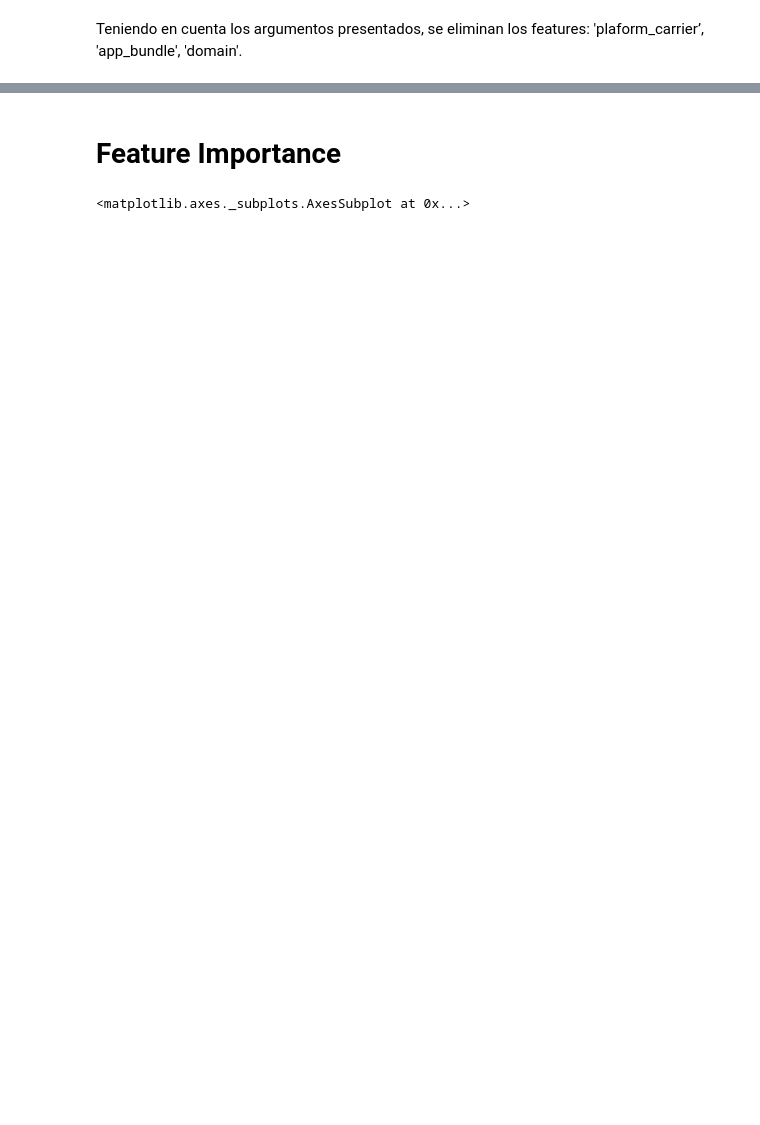
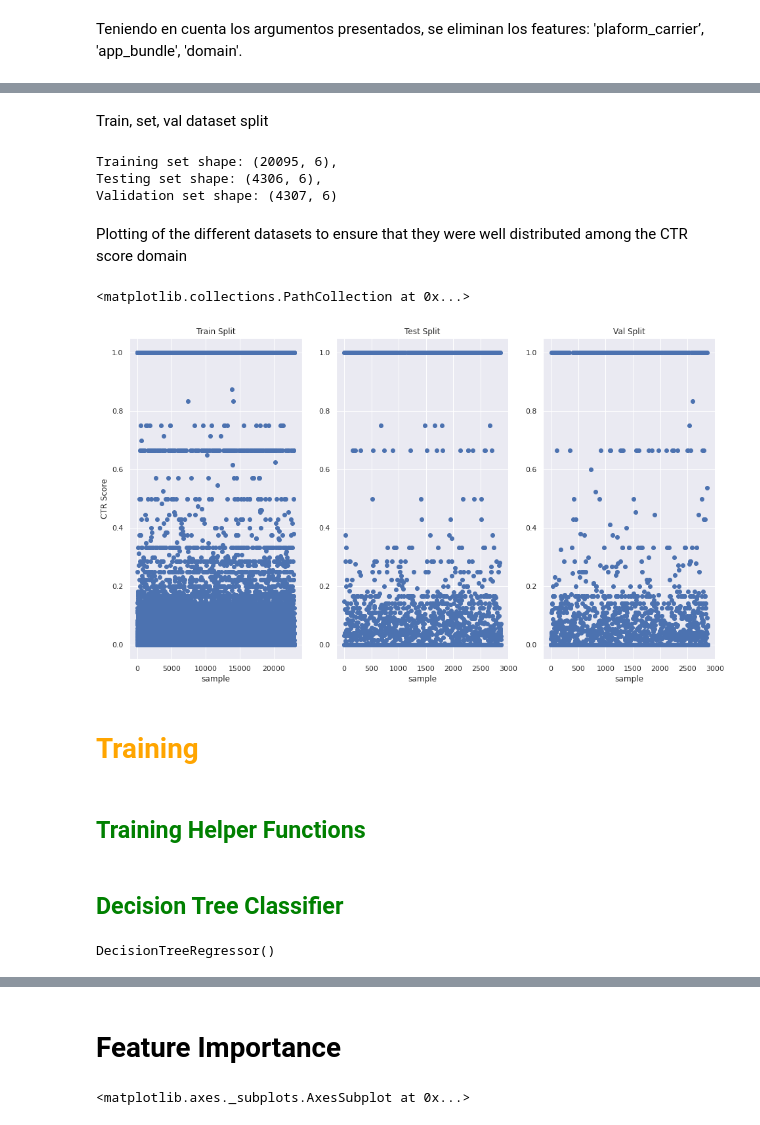
Before and after one commit to adgregory/adsmovil, a Jupyter notebook: CTR_Prueba_Tecnica.ipynb, the cells around one changed output, grey strips where cells are left out. Cells and saved outputs as stored; diff of their text form; code cells hidden in the pictures; blank space fills up the shorter version.

Commit message:
Training fine tuning

```diff
--- a/CTR_Prueba_Tecnica.ipynb
+++ b/CTR_Prueba_Tecnica.ipynb
@@ -220,0 +317,6 @@ ctr_df
+# %%
+# Get X and y for training
+X = ctr_encoded_df.drop(columns=['ctr']).to_numpy()
+# Create Scaler object for Min Max Scaling transformation
+scaler = MinMaxScaler()
+X_scaled = scaler.fit_transform(X)
@@ -220,0 +329,35 @@ ctr_df
+# %% [markdown]
+Train, set, val dataset split
+# %%
+# The split is stratified using the folds (bins) found previously
+X_train, X_test, y_train, y_test = train_test_split(X_scaled, y_df, train_size = 0.80, stratify=y_df['y_bin'])
+y_train = y_train.to_numpy()[:,0]
+y_test  = y_test.to_numpy()[:,0]
+# Using the same distribution from the test set, the val set is found.
+X_test, X_val, y_test, y_val = train_test_split(X_test, y_test, train_size = 0.5)
+# %%
+print('Training set shape: {},\nTesting set shape: {},\nValidation set shape: {}'.format(X_train.shape, X_test.shape, X_val.shape))
+# %% [output]
+Training set shape: (20095, 6),
+Testing set shape: (4306, 6),
+Validation set shape: (4307, 6)
+# %% [markdown]
+Plotting of the different datasets to ensure that they were well distributed among the CTR score domain
+# %%
+f, ax = plt.subplots(figsize=(16, 9))
+plt.subplot(131), plt.title('Train Split'), plt.xlabel('sample'), plt.ylabel('CTR Score')
+x_train = np.arange(0,len(X_train), 1)
+plt.scatter(x_train, y_train)
+
+plt.subplot(132), plt.title('Test Split'), plt.xlabel('sample')
+x_test = np.arange(0,len(X_test), 1)
+plt.scatter(x_test, y_test)
+
+plt.subplot(133), plt.title('Val Split'), plt.xlabel('sample')
+x_val = np.arange(0,len(X_val), 1)
+plt.scatter(x_val, y_val)
+# %% [output]
+<matplotlib.collections.PathCollection at 0x...>
+[figure, added]
+# %% [markdown]
+# <font color='orange'>Training</font>
@@ -220,0 +367,2 @@ ctr_df
+# %% [markdown]
+## <font color='green'>Training Helper Functions</font>
@@ -220,0 +432,7 @@ ctr_df
+# %% [markdown]
+## <font color='green'>Decision Tree Classifier</font>
+# %%
+regressor_dt = DecisionTreeRegressor(criterion='squared_error')
+regressor_dt.fit(X_train, y_train)
+# %% [output]
+DecisionTreeRegressor()
```
Also changed, not shown: parts of 83 cells of this notebook.
